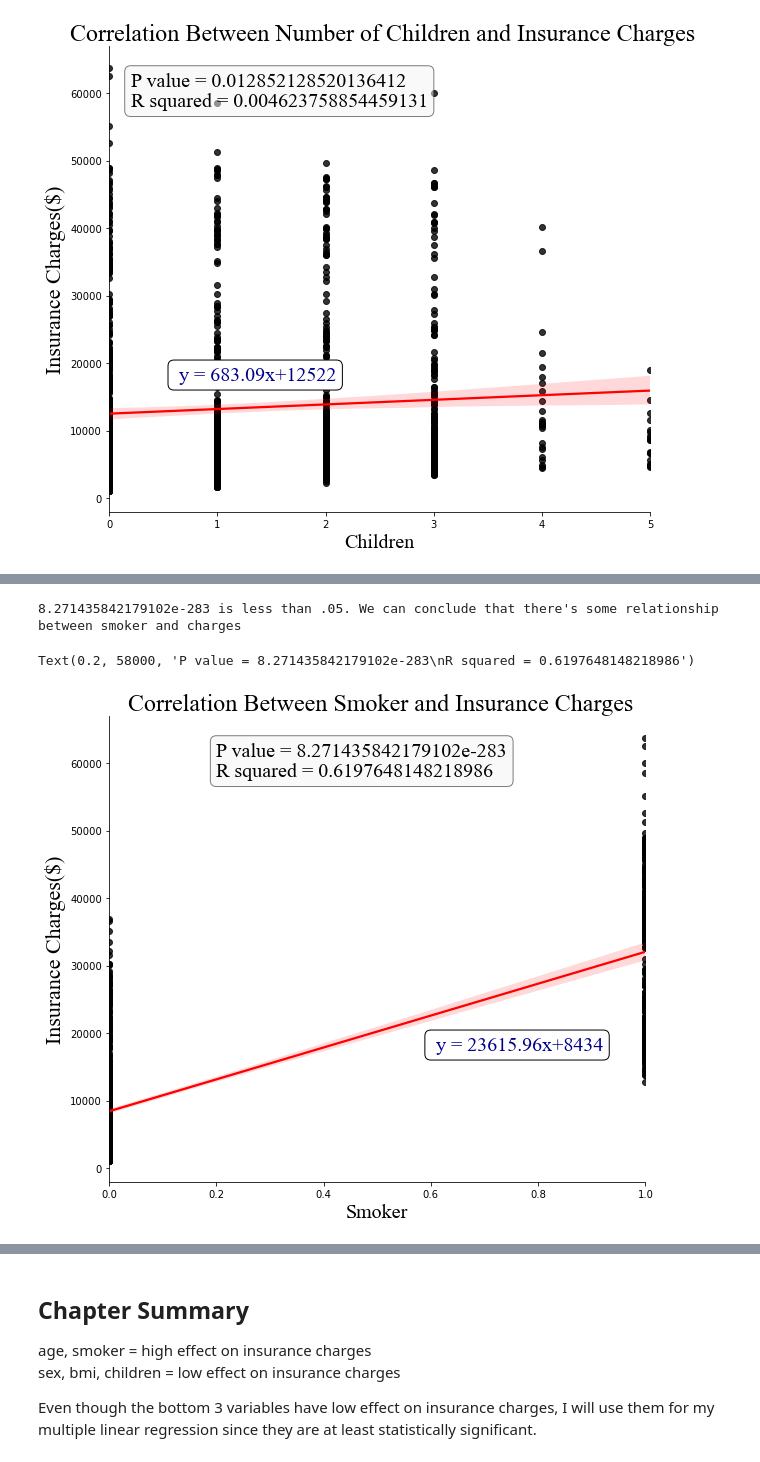
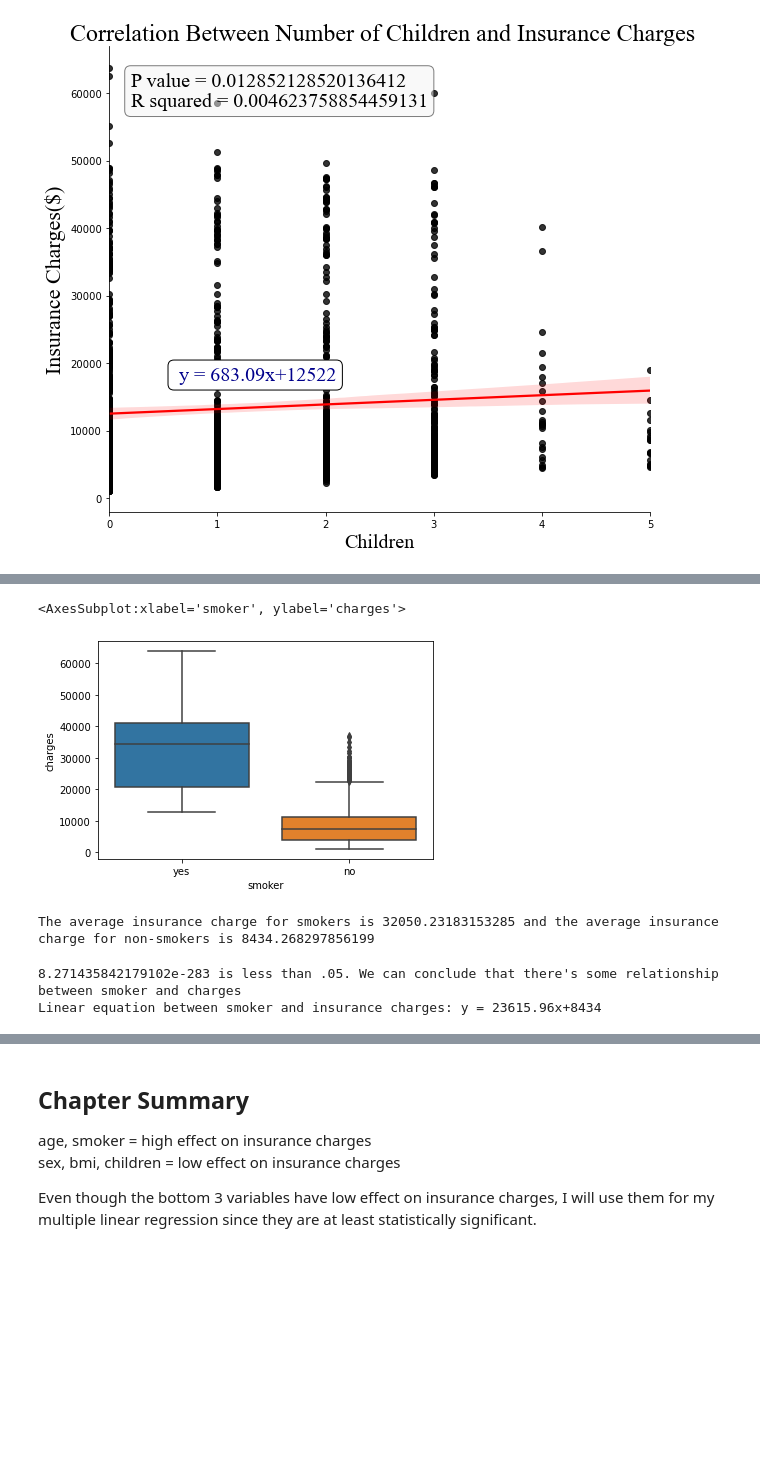
Before and after one commit to feelzoo/US_Medical_Insurance_Cost, a Jupyter notebook: US_Medical_Insurance_Cost_multiple_regression.ipynb, the cells around one changed output, grey strips where cells are left out. Saved outputs shown, nothing was run; the diff lists cells and outputs as text; code cells hidden in the pictures; blank space fills up the shorter version.

```diff
--- a/US_Medical_Insurance_Cost_multiple_regression.ipynb
+++ b/US_Medical_Insurance_Cost_multiple_regression.ipynb
@@ -362,0 +335,5 @@ Text(0.2, 58000, 'P value = 0.012852128520136412\nR squared = 0.0046237588544591
+# %%
+sns.boxplot(data = insurance, x = 'smoker', y ='charges')
+# %% [output]
+<AxesSubplot:xlabel='smoker', ylabel='charges'>
+[figure, added]
@@ -363,3 +344,7 @@ Text(0.2, 58000, 'P value = 0.012852128520136412\nR squared = 0.0046237588544591
+# %%
+print('The average insurance charge for smokers is {} and the average insurance charge for non-smokers is {}'.format(mean_smoker,mean_non_smoker))
+# %% [output]
+The average insurance charge for smokers is 32050.23183153285 and the average insurance charge for non-smokers is 8434.268297856199
 # %%
 #linear regression equation bewteen children and charges
 slope, intercept, r_value,p_value,std_err = stats.linregress(x_lean_charge.smoker_n,x_lean_charge.charges)
@@ -371,24 +356,14 @@ if p_value <.05:
 else:
     print("{} is greater than .05. We can't conclude that there's some relationship between smoker and charges".format(p_value))
 
+
 #text in textbox
 line_equation = f' y = {slope:.2f}x+{intercept:.0f}'
 r_p_value = f"""P value = {p_value}
 R squared = {r_value**2}"""
 
-#Textbox properties
-box = dict(boxstyle='round', facecolor='white', alpha=1)
-box2 = dict(boxstyle='round', facecolor='whitesmoke', alpha=.5)
-
-#plot age vs charges
-graph_sex = sns.lmplot(data = x_lean_charge, x = 'smoker_n', y='charges',line_kws = {'color':'red'},height=7,aspect = 1.2,scatter_kws= {'color':'black'})
-plt.xlabel('Smoker',fontsize =20,fontname = 'Times New Roman')
-plt.ylabel('Insurance Charges($)',fontsize = 22,fontname = 'Times New Roman')
-plt.title(" Correlation Between Smoker and Insurance Charges",fontsize= 24,fontname = 'Times New Roman')
-plt.text(.6,17500,line_equation,fontsize=20,color='darkblue',fontname = 'Times New Roman',bbox=box1)
-plt.text(0.2,58000,r_p_value,fontsize=20,color='black',fontname = 'Times New Roman',bbox=box2)
+print("Linear equation between smoker and insurance charges:{}".format(line_equation))
 # %% [output]
 8.271435842179102e-283 is less than .05. We can conclude that there's some relationship between smoker and charges
+Linear equation between smoker and insurance charges: y = 23615.96x+8434
-Text(0.2, 58000, 'P value = 8.271435842179102e-283\nR squared = 0.6197648148218986')
-[figure, removed]
 # %% [markdown]
```
Also changed, not shown: parts of 25 cells of this notebook.
